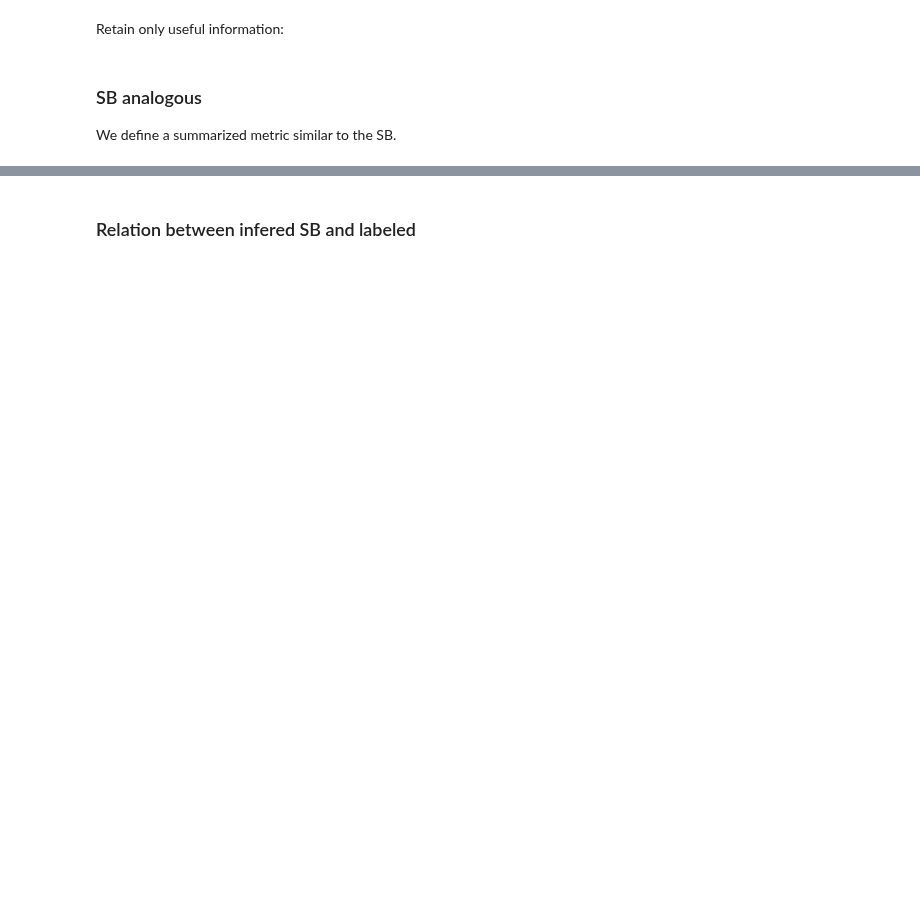
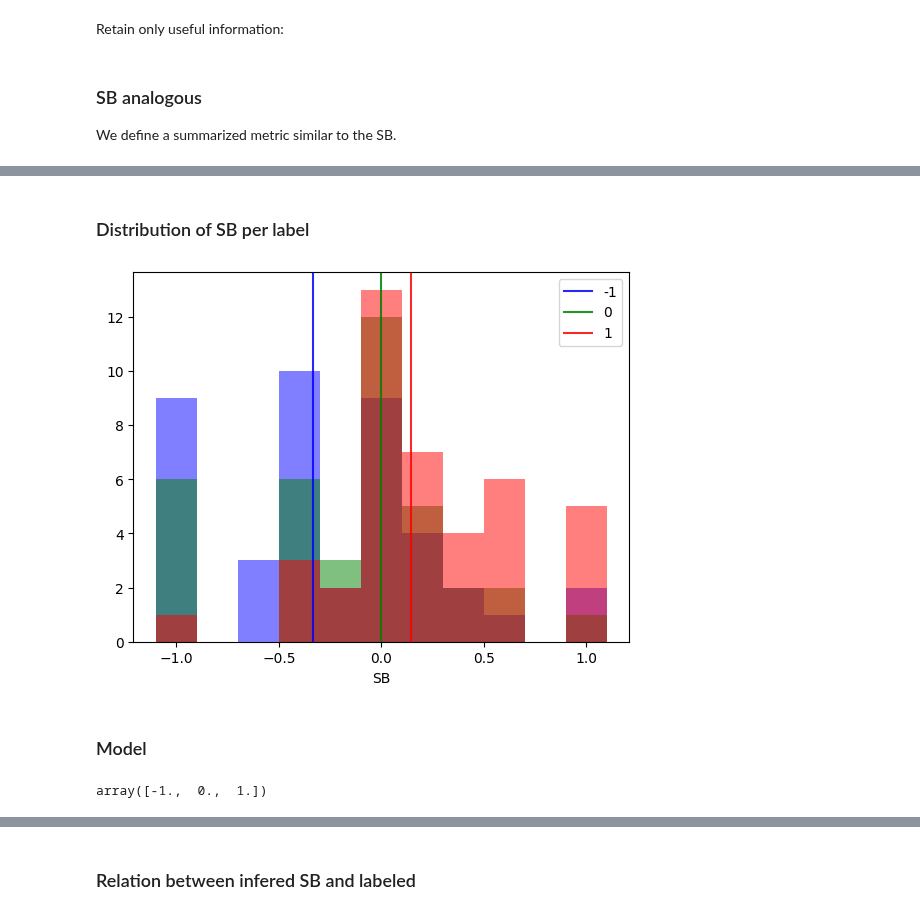
Before and after one commit to spinto88/MediaSharingIndex, a Jupyter notebook: supplementary_material/SB_validation.ipynb, the cells around one changed output, grey strips where cells are left out. Saved outputs shown, nothing was run; the diff lists cells and outputs as text; code cells hidden in the pictures; blank space fills up the shorter version.

```diff
--- a/supplementary_material/SB_validation.ipynb
+++ b/supplementary_material/SB_validation.ipynb
@@ -28,0 +89,30 @@ all_data['SB_labeled'] = (all_data['SCR_labeled'] - all_data['SCL_labeled']) / 2
+# %% [markdown]
+### Distribution of SB per label
+# %%
+color = {-1: 'b', 0: 'g', 1: 'r'}
+for label in [-1, 0, 1]:
+
+    sb_label = all_data[all_data['SB_labeled'] == label]['SB'].to_list()
+    plt.hist(sb_label, color = color[label], alpha = 0.50, bins = np.arange(-1.10, 1.11, 0.20))
+    plt.axvline(np.median(sb_label), label = label, color = color[label], alpha = 0.85)
+
+plt.xlabel('SB')
+plt.legend()
+plt.show()
+# %% [output]
+[figure, added]
+# %% [markdown]
+### Model
+# %%
+from sklearn.linear_model import LogisticRegression
+
+logreg = LogisticRegression(penalty=None)
+
+x = all_data['SB'].to_numpy().reshape(-1,1)
+y = all_data['SB_labeled'].to_numpy()
+
+logreg.fit(x, y)
+
+logreg.classes_
+# %% [output]
+array([-1.,  0.,  1.])
```
Also changed, not shown: parts of 33 cells of this notebook.
